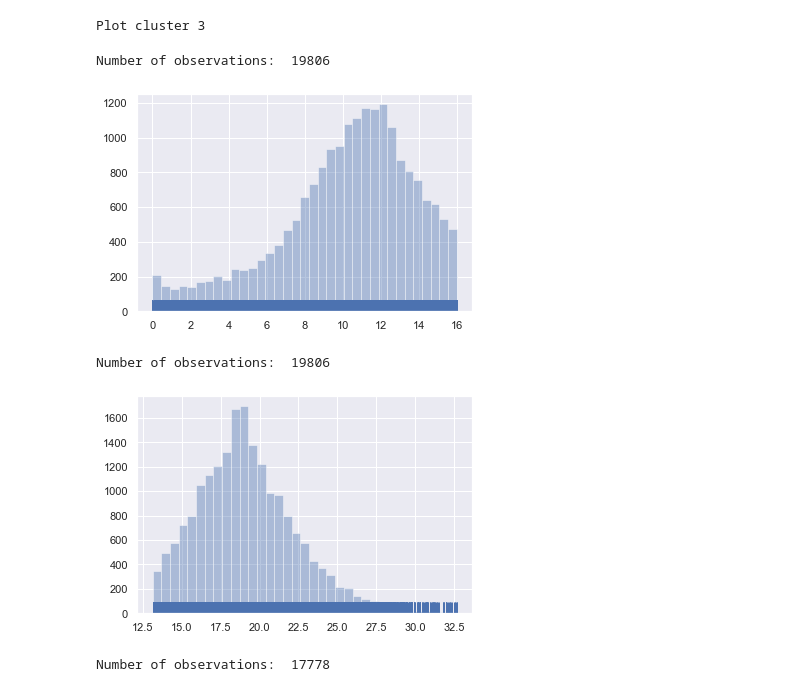
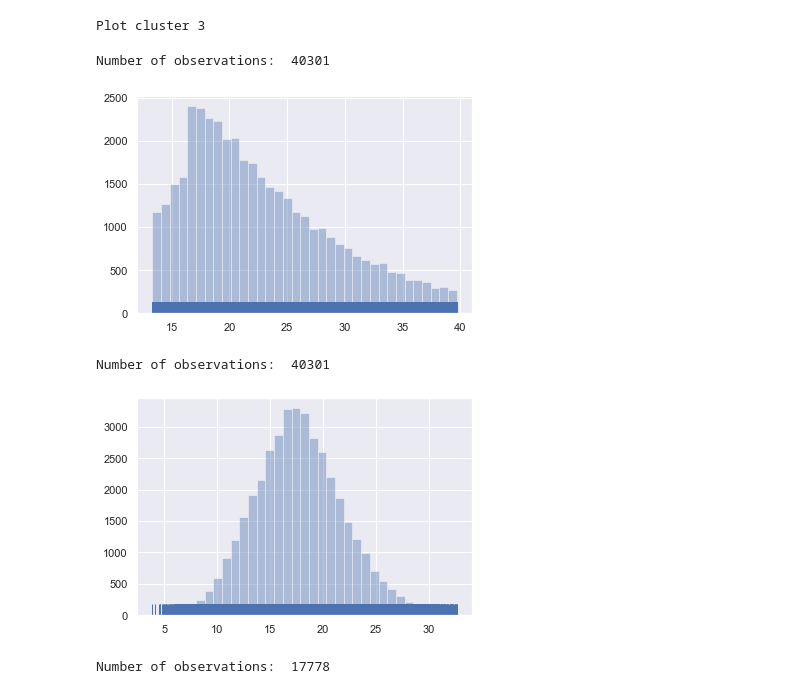
Before and after one commit to pockerman/hidden_markov_modeling, a Jupyter notebook: plot_clusters.ipynb, the cells around one changed output. Cells and saved outputs as stored; diff of their text form; code cells hidden in the pictures.

```diff
--- a/plot_clusters.ipynb
+++ b/plot_clusters.ipynb
@@ -62,13 +65,16 @@ print("Plot cluster 3")
 # %% [output]
 Plot cluster 3
 # %%
-do_plot(ffile +  "cluster_3_wga_w_mean.txt")
-do_plot(ffile +  "cluster_3_no_wga_w_mean.txt")
+#do_plot(ffile +  "cluster_3_wga_w_mean.txt")
+#do_plot(ffile +  "cluster_3_no_wga_w_mean.txt")
+
+do_plot(ffile +  "cluster_1_wga_w_mean_gap_N.txt") #"cluster_1_wga_w_mean.txt")
+do_plot(ffile +  "cluster_1_no_wga_w_mean_gap_N.txt") #"cluster_1_no_wga_w_mean.txt")
 # %% [output]
-Number of observations:  19806
+Number of observations:  40301
-[figure, old version]
+[figure, new version]
-Number of observations:  19806
+Number of observations:  40301
-[figure, old version]
+[figure, new version]
 # %%
 do_plot(ffile +  "cluster_4_wga_w_mean.txt")
 do_plot(ffile +  "cluster_4_no_wga_w_mean.txt")
```
Also changed, not shown: parts of 3 cells of this notebook, 2 other files.
